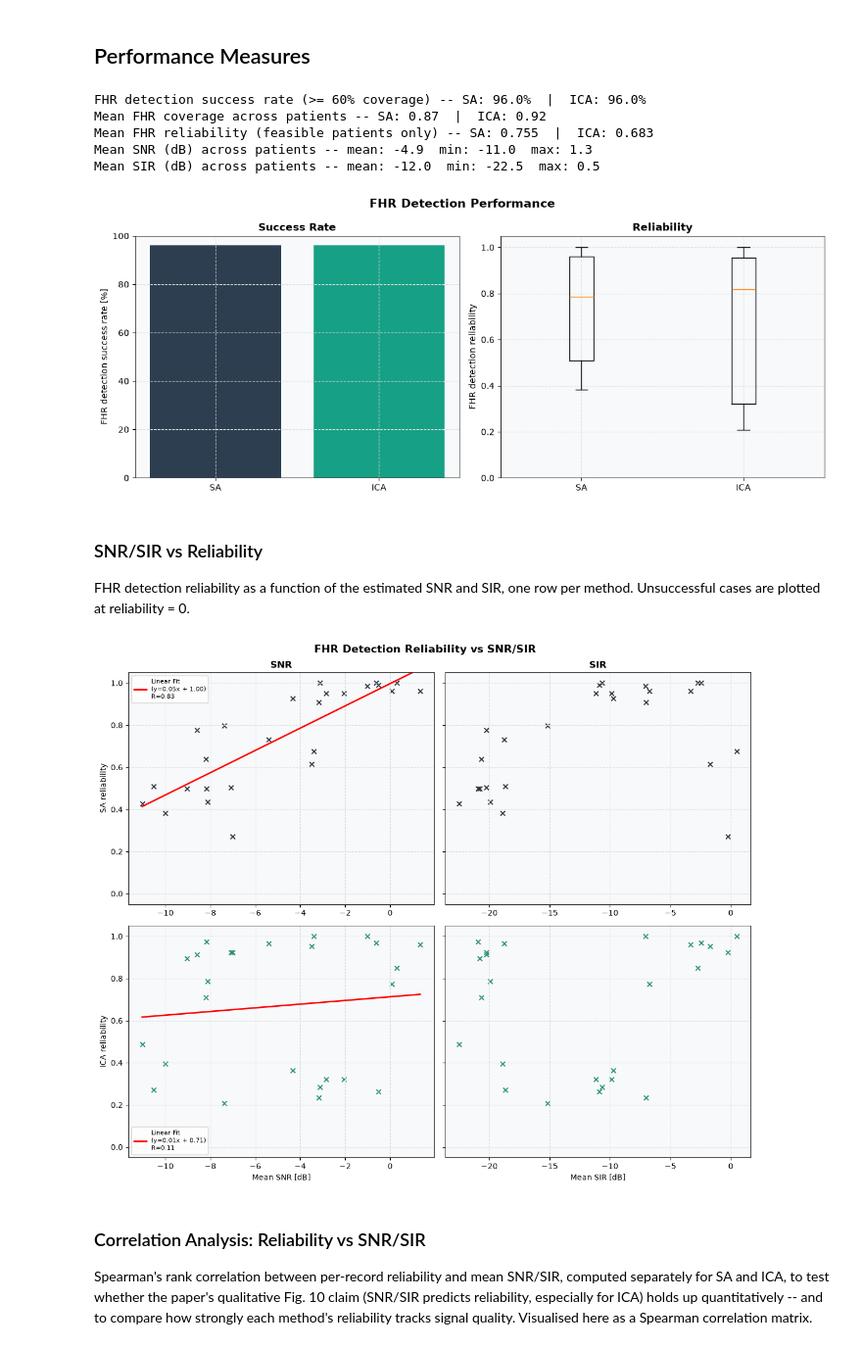
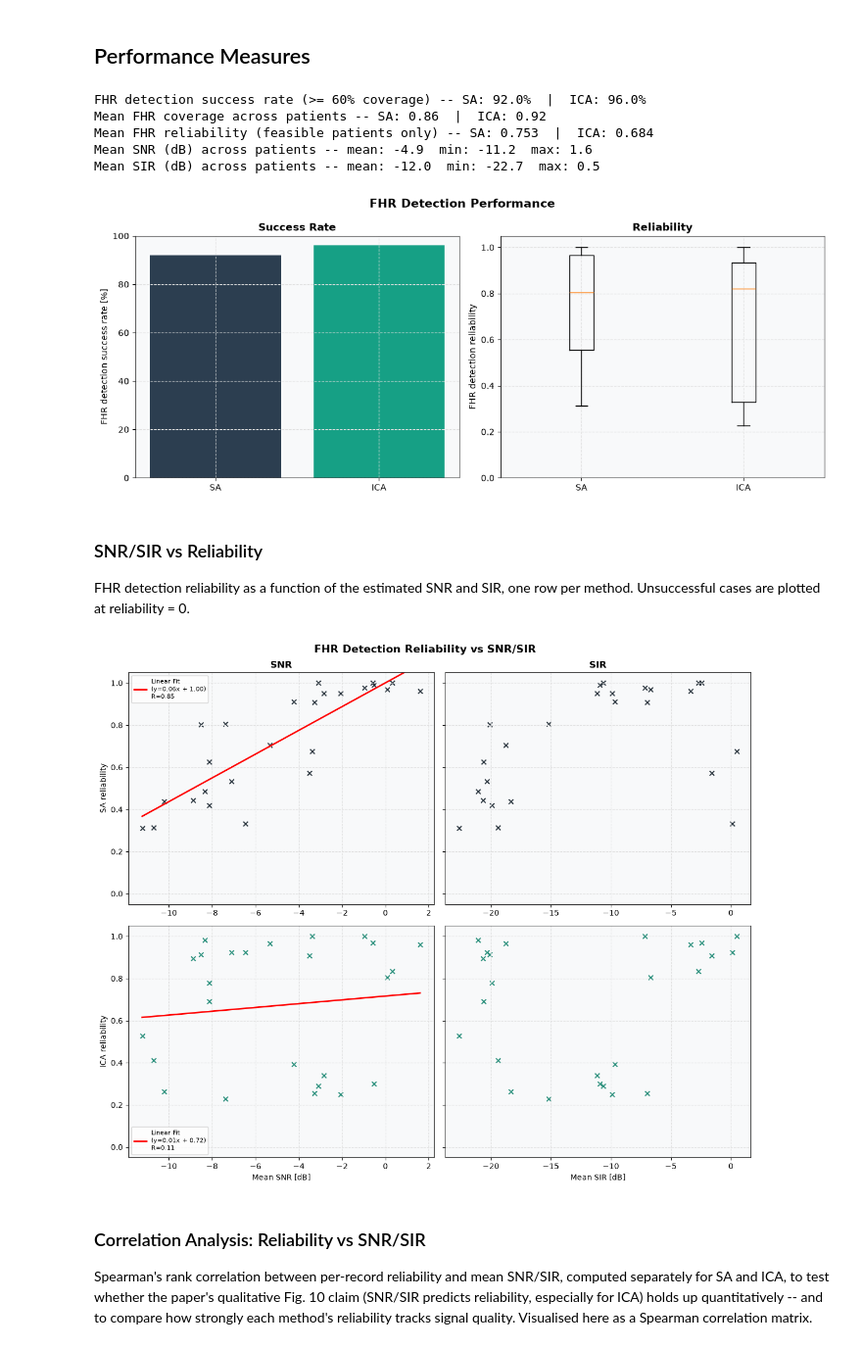
Before and after one commit to fedeceru/BSP_project, a Jupyter notebook: notebooks/main_analysis.ipynb, the cells around one changed output. Shown at 98% size. Cells and saved outputs as stored; diff of their text form; code cells hidden in the pictures.

```diff
--- a/notebooks/main_analysis.ipynb
+++ b/notebooks/main_analysis.ipynb
@@ -261,7 +261,7 @@ for record_name, rec_data in all_records_data.items():
         s2[:, ch] = bwr.apply(s1[:, ch])
     s3 = np.zeros_like(s2)
     for ch in range(s2.shape[1]):
-        s3[:, ch] = plc_std.apply(s2[:, ch])
+        s3[:, ch] = plc.apply(s2[:, ch])
 
     # SA
     s4 = resampler.upsample(s3.T).T
@@ -297,39 +297,39 @@ for record_name, rec_data in all_records_data.items():
         'coverage_sa': coverage_sa,
         'coverage_ica': coverage_ica,
         'feasible_sa': coverage_sa >= MIN_FHR_COVERAGE,
         'feasible_ica': coverage_ica >= MIN_FHR_COVERAGE,
         'reliability_sa': compute_fhr_reliability(fhr_sa, t_sa),
         'reliability_ica': compute_fhr_reliability(fhr_ica, t_ica),
         'mean_snr_db': mean_snr_db,
         'mean_sir_db': mean_sir_db,
     })
 
 df_results = pd.DataFrame(results)
 success_rate_sa = compute_success_rate(df_results['feasible_sa'])
 success_rate_ica = compute_success_rate(df_results['feasible_ica'])
 
 print(f"FHR detection success rate (>= {MIN_FHR_COVERAGE:.0%} coverage) -- "
       f"SA: {success_rate_sa:.1f}%  |  ICA: {success_rate_ica:.1f}%")
 print(f"Mean FHR coverage across patients -- "
       f"SA: {df_results['coverage_sa'].mean():.2f}  |  ICA: {df_results['coverage_ica'].mean():.2f}")
 print(f"Mean FHR reliability (feasible patients only) -- "
       f"SA: {df_results.loc[df_results['feasible_sa'], 'reliability_sa'].mean():.3f}  |  "
       f"ICA: {df_results.loc[df_results['feasible_ica'], 'reliability_ica'].mean():.3f}")
 print(f"Mean SNR (dB) across patients -- "
       f"mean: {df_results['mean_snr_db'].mean():.1f}  "
       f"min: {df_results['mean_snr_db'].min():.1f}  max: {df_results['mean_snr_db'].max():.1f}")
 print(f"Mean SIR (dB) across patients -- "
       f"mean: {df_results['mean_sir_db'].mean():.1f}  "
       f"min: {df_results['mean_sir_db'].min():.1f}  max: {df_results['mean_sir_db'].max():.1f}")
 
 plot_performance_summary(df_results, success_rate_sa, success_rate_ica)
 # %% [output]
-FHR detection success rate (>= 60% coverage) -- SA: 96.0%  |  ICA: 96.0%
-Mean FHR coverage across patients -- SA: 0.87  |  ICA: 0.92
-Mean FHR reliability (feasible patients only) -- SA: 0.755  |  ICA: 0.683
-Mean SNR (dB) across patients -- mean: -4.9  min: -11.0  max: 1.3
-Mean SIR (dB) across patients -- mean: -12.0  min: -22.5  max: 0.5
+FHR detection success rate (>= 60% coverage) -- SA: 92.0%  |  ICA: 96.0%
+Mean FHR coverage across patients -- SA: 0.86  |  ICA: 0.92
+Mean FHR reliability (feasible patients only) -- SA: 0.753  |  ICA: 0.684
+Mean SNR (dB) across patients -- mean: -4.9  min: -11.2  max: 1.6
+Mean SIR (dB) across patients -- mean: -12.0  min: -22.7  max: 0.5
-[figure, old version]
+[figure, new version]
 # %% [markdown]
 ### SNR/SIR vs Reliability
 
@@ -341,7 +341,7 @@ df_fig10['reliability_ica_fig10'] = df_fig10['reliability_ica'].fillna(0.0)
 
 plot_snr_sir_vs_reliability(df_fig10)
 # %% [output]
-[figure, old version]
+[figure, new version]
 # %% [markdown]
 ### Correlation Analysis: Reliability vs SNR/SIR
 
```
Also changed, not shown: parts of 4 cells of this notebook, 5 other files.
